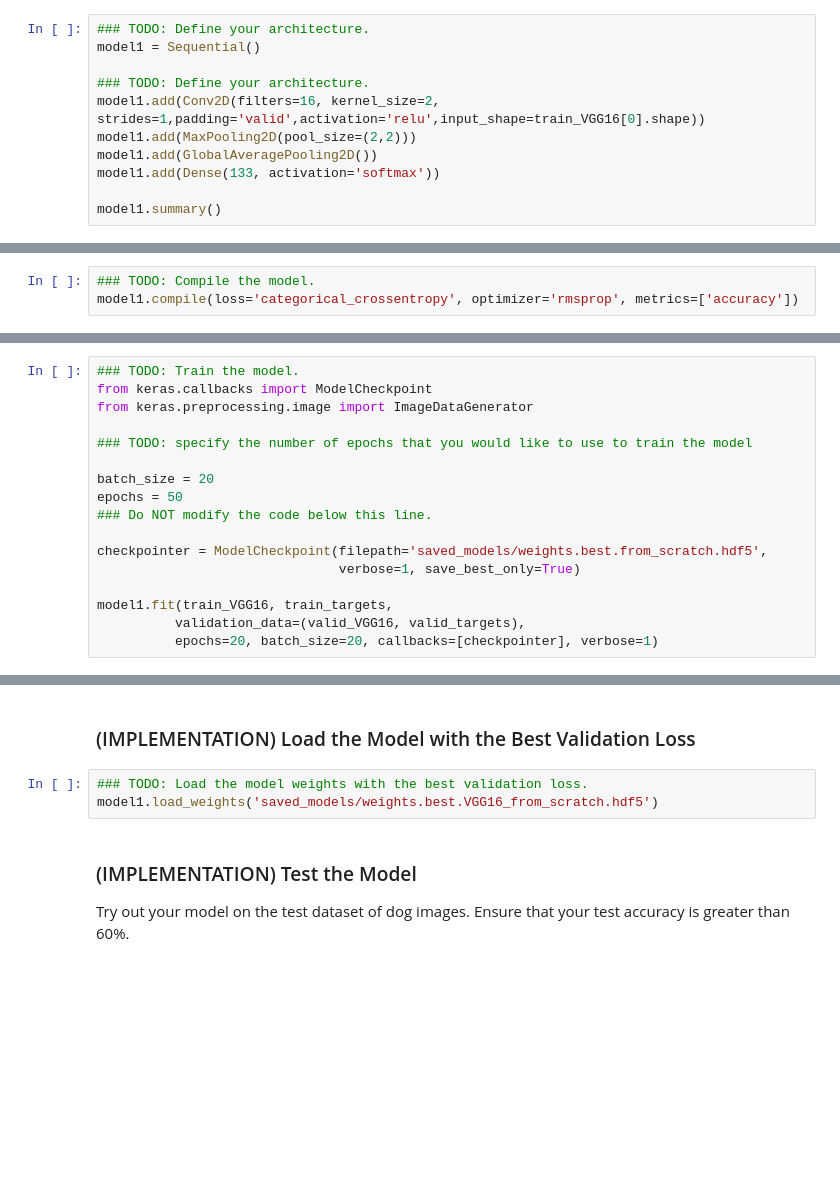
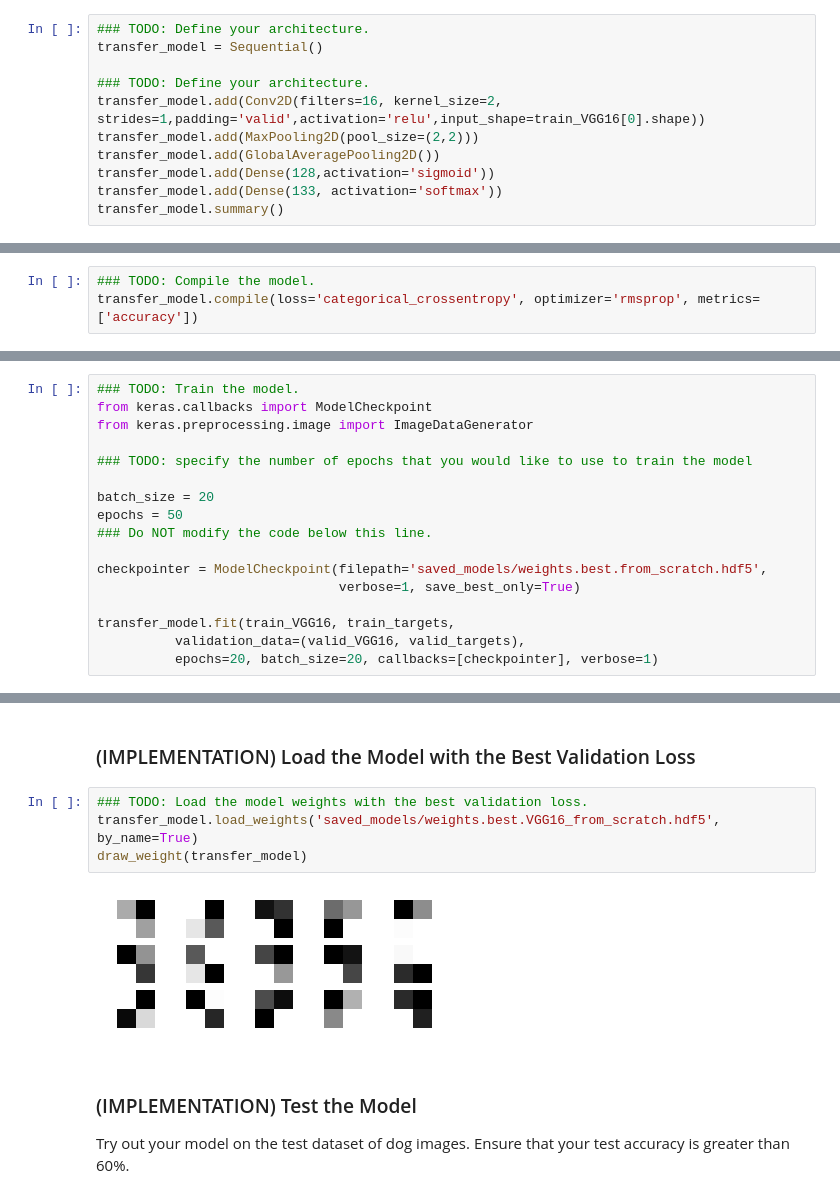
Before and after one commit to zaher88abd/dog-project, a Jupyter notebook: dog_app.ipynb, the cells around one changed output, grey strips where cells are left out. Saved outputs shown, nothing was run; the diff lists cells and outputs as text; blank space fills up the shorter version.

Commit message:
final training 8-12

```diff
--- a/dog_app.ipynb
+++ b/dog_app.ipynb
@@ -621,15 +627,15 @@ __Question 5:__ Outline the steps you took to get to your final CNN architecture
 __Answer:__
 # %%
 ### TODO: Define your architecture.
-model1 = Sequential()
+transfer_model = Sequential()
 
 ### TODO: Define your architecture.
-model1.add(Conv2D(filters=16, kernel_size=2, strides=1,padding='valid',activation='relu',input_shape=train_VGG16[0].shape))
-model1.add(MaxPooling2D(pool_size=(2,2)))
-model1.add(GlobalAveragePooling2D())
-model1.add(Dense(133, activation='softmax'))
-
-model1.summary()
+transfer_model.add(Conv2D(filters=16, kernel_size=2, strides=1,padding='valid',activation='relu',input_shape=train_VGG16[0].shape))
+transfer_model.add(MaxPooling2D(pool_size=(2,2)))
+transfer_model.add(GlobalAveragePooling2D())
+transfer_model.add(Dense(128,activation='sigmoid'))
+transfer_model.add(Dense(133, activation='softmax'))
+transfer_model.summary()
 # %% [output]
 _________________________________________________________________
 Layer (type)                 Output Shape              Param #
@@ -650,7 +658,7 @@ _________________________________________________________________
 ### (IMPLEMENTATION) Compile the Model
 # %%
 ### TODO: Compile the model.
-model1.compile(loss='categorical_crossentropy', optimizer='rmsprop', metrics=['accuracy'])
+transfer_model.compile(loss='categorical_crossentropy', optimizer='rmsprop', metrics=['accuracy'])
 # %% [markdown]
 ### (IMPLEMENTATION) Train the Model
 
@@ -671,7 +679,7 @@ epochs = 50
 checkpointer = ModelCheckpoint(filepath='saved_models/weights.best.from_scratch.hdf5',
                                verbose=1, save_best_only=True)
 
-model1.fit(train_VGG16, train_targets,
+transfer_model.fit(train_VGG16, train_targets,
           validation_data=(valid_VGG16, valid_targets),
           epochs=20, batch_size=20, callbacks=[checkpointer], verbose=1)
 # %% [output]
@@ -697,7 +705,10 @@ Epoch 20/20
 ### (IMPLEMENTATION) Load the Model with the Best Validation Loss
 # %%
 ### TODO: Load the model weights with the best validation loss.
-model1.load_weights('saved_models/weights.best.VGG16_from_scratch.hdf5')
+transfer_model.load_weights('saved_models/weights.best.VGG16_from_scratch.hdf5', by_name=True)
+draw_weight(transfer_model)
+# %% [output]
+[figure, added]
 # %% [markdown]
 ### (IMPLEMENTATION) Test the Model
 
```
Also changed, not shown: parts of 18 cells of this notebook, 2 other files.
